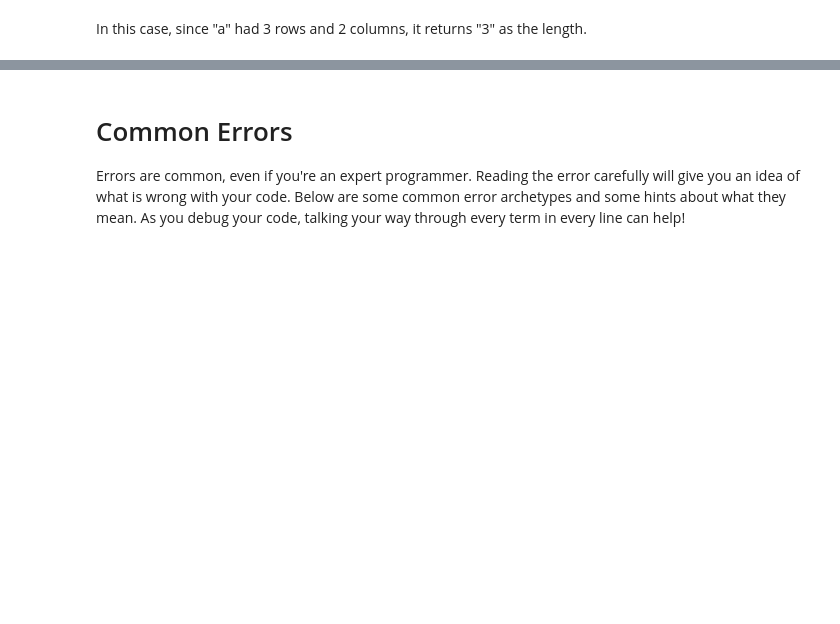
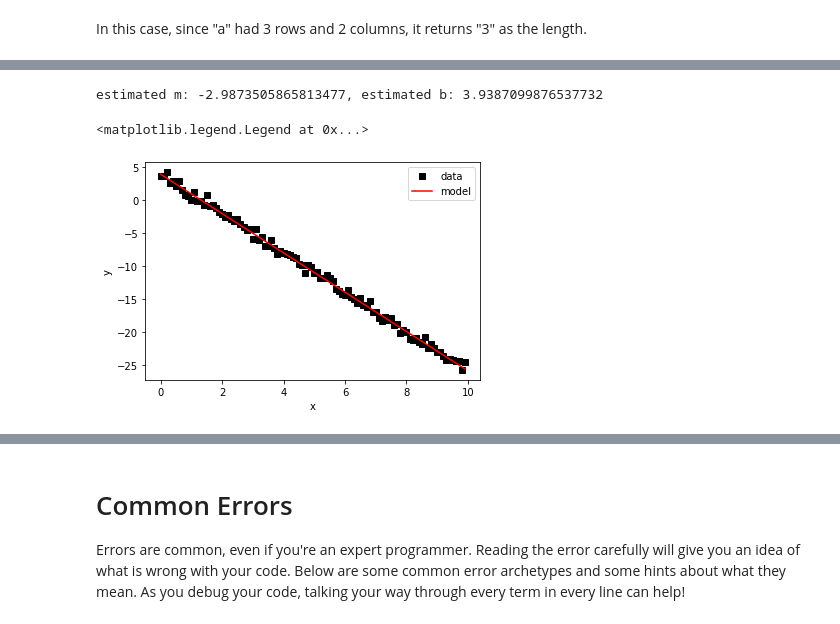
Before and after one commit to Alexanderallenbrown/ES302_FA22_Students, a Jupyter notebook: 01_Background_Resources/01C_Python_Resource.ipynb, the cells around one changed output, grey strips where cells are left out. Cells and saved outputs as stored; diff of their text form; code cells hidden in the pictures; blank space fills up the shorter version.

```diff
--- a/01_Background_Resources/01C_Python_Resource.ipynb
+++ b/01_Background_Resources/01C_Python_Resource.ipynb
@@ -490,23 +707,29 @@ MATLAB/Octave can be used to estimate a "best fit" polynomial function to match
 # %%
-% first, create some fake "data" we will fit a line to, in order to see how "polyfit" works.
-xfakedata = 0:.1:10;
-yfakedata = -3*xfakedata + 4 + .5*randn(size(xfakedata)); %the randn() on the end produces some random "noise" on our fake data.
-%this simulates the effect of having error in our measurements. If polyfit does its job, we should get the line y = -3x+4 back!
+# first, create some fake "data" we will fit a line to, in order to see how "polyfit" works.
+xfakedata = np.arange(0,10,.1);
+yfakedata = -3*xfakedata + 4 + .5*np.random.randn((xfakedata.size)); #the randn() on the end produces some random "noise" on our fake data.
+#this simulates the effect of having error in our measurements. If polyfit does its job, we should get the line y = -3x+4 back!
 
-%now we will actually use polyfit. The array "coefficients" will contain [m b] in the equation y = m*x+b.
-%the second argument to the polyfit() function is the ORDER of the polynomial. A line is a polynomial of order 1.
-%for reference, a quadratic is a polynomial of order 2.
-coefficients = polyfit(xfakedata,yfakedata,1);
-%was m=-3 and b=4?
-m_estimate = coefficients(1)
-b_estimate = coefficients(2)
+#now we will actually use polyfit. The array "coefficients" will contain [m b] in the equation y = m*x+b.
+#the second argument to the polyfit() function is the ORDER of the polynomial. A line is a polynomial of order 1.
+#for reference, a quadratic is a polynomial of order 2.
+coefficients = np.polyfit(xfakedata,yfakedata,1);
+#was m=-3 and b=4?
+m_estimate = coefficients[0]
+b_estimate = coefficients[1]
 
-%now, these coefficients fully define a "model" of our relationship y = m*x+b. Let's produce predictions based on this model
+print("estimated m: "+str(m_estimate)+", estimated b: "+str(b_estimate))
+
+#now, these coefficients fully define a "model" of our relationship y = m*x+b. Let's produce predictions based on this model
 ymodel = m_estimate*xfakedata + b_estimate;
 
-%now plot the data and the model together to evaluate.
-figure
-plot(xfakedata,yfakedata,'ks',xfakedata,ymodel,'r')
-xlabel('x')
-ylabel('y')
-legend('data','model')
+#now plot the data and the model together to evaluate.
+plt.figure()
+plt.plot(xfakedata,yfakedata,'ks',xfakedata,ymodel,'r')
+plt.xlabel('x')
+plt.ylabel('y')
+plt.legend(['data','model'])
+# %% [output]
+estimated m: -2.9873505865813477, estimated b: 3.9387099876537732
+<matplotlib.legend.Legend at 0x...>
+[figure, added]
```
Also changed, not shown: parts of 68 cells of this notebook, 8 other files.
